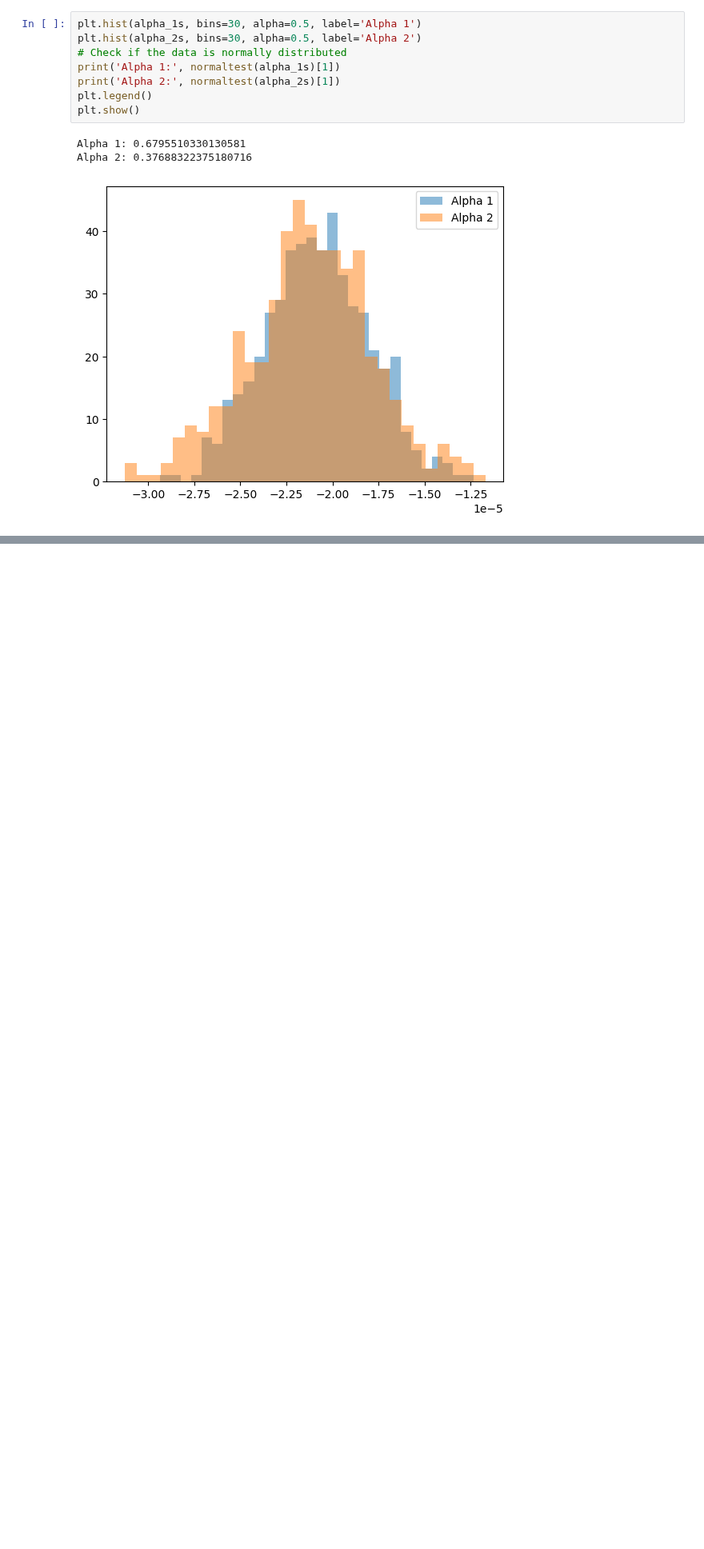
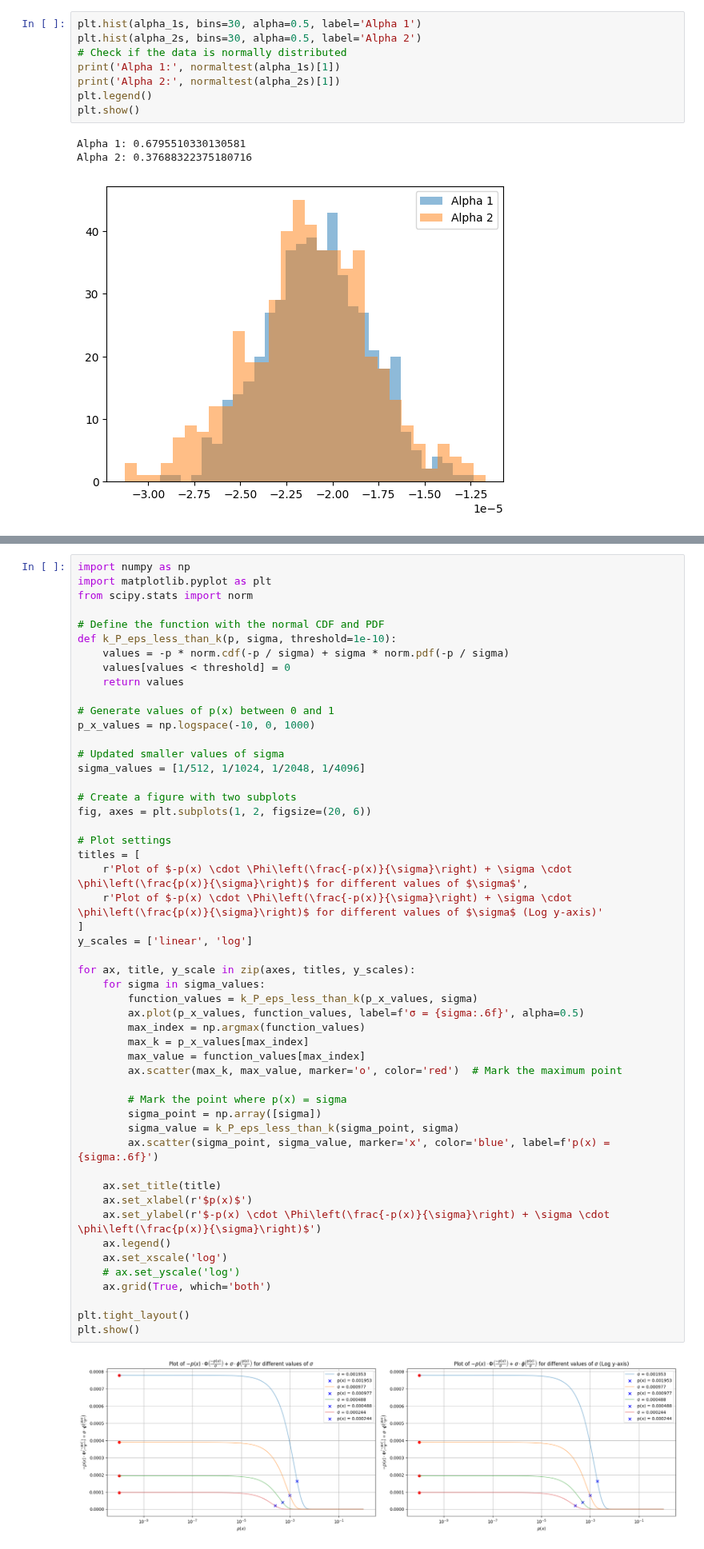
Before and after one commit to warik21/Thesis, a Jupyter notebook: alpha_p.ipynb, the cells around one changed output, grey strips where cells are left out. Shown at 80% size. Cells and saved outputs as stored; diff of their text form; blank space fills up the shorter version.

```diff
--- a/alpha_p.ipynb
+++ b/alpha_p.ipynb
@@ -270,0 +268,53 @@ Alpha 2: 0.37688322375180716
+# %%
+import numpy as np
+import matplotlib.pyplot as plt
+from scipy.stats import norm
+
+# Define the function with the normal CDF and PDF
+def k_P_eps_less_than_k(p, sigma, threshold=1e-10):
+    values = -p * norm.cdf(-p / sigma) + sigma * norm.pdf(-p / sigma)
+    values[values < threshold] = 0
+    return values
+
+# Generate values of p(x) between 0 and 1
+p_x_values = np.logspace(-10, 0, 1000)
+
+# Updated smaller values of sigma
+sigma_values = [1/512, 1/1024, 1/2048, 1/4096]
+
+# Create a figure with two subplots
+fig, axes = plt.subplots(1, 2, figsize=(20, 6))
+
+# Plot settings
+titles = [
+    r'Plot of $-p(x) \cdot \Phi\left(\frac{-p(x)}{\sigma}\right) + \sigma \cdot \phi\left(\frac{p(x)}{\sigma}\right)$ for different values of $\sigma$',
+    r'Plot of $-p(x) \cdot \Phi\left(\frac{-p(x)}{\sigma}\right) + \sigma \cdot \phi\left(\frac{p(x)}{\sigma}\right)$ for different values of $\sigma$ (Log y-axis)'
+]
+y_scales = ['linear', 'log']
+
+for ax, title, y_scale in zip(axes, titles, y_scales):
+    for sigma in sigma_values:
+        function_values = k_P_eps_less_than_k(p_x_values, sigma)
+        ax.plot(p_x_values, function_values, label=f'σ = {sigma:.6f}', alpha=0.5)
+        max_index = np.argmax(function_values)
+        max_k = p_x_values[max_index]
+        max_value = function_values[max_index]
+        ax.scatter(max_k, max_value, marker='o', color='red')  # Mark the maximum point
+
+        # Mark the point where p(x) = sigma
+        sigma_point = np.array([sigma])
+        sigma_value = k_P_eps_less_than_k(sigma_point, sigma)
+        ax.scatter(sigma_point, sigma_value, marker='x', color='blue', label=f'p(x) = {sigma:.6f}')
+
+    ax.set_title(title)
+    ax.set_xlabel(r'$p(x)$')
+    ax.set_ylabel(r'$-p(x) \cdot \Phi\left(\frac{-p(x)}{\sigma}\right) + \sigma \cdot \phi\left(\frac{p(x)}{\sigma}\right)$')
+    ax.legend()
+    ax.set_xscale('log')
+    # ax.set_yscale('log')
+    ax.grid(True, which='both')
+
+plt.tight_layout()
+plt.show()
+# %% [output]
+[figure, added]
```
Also changed, not shown: parts of 11 cells of this notebook, 1 other file.
